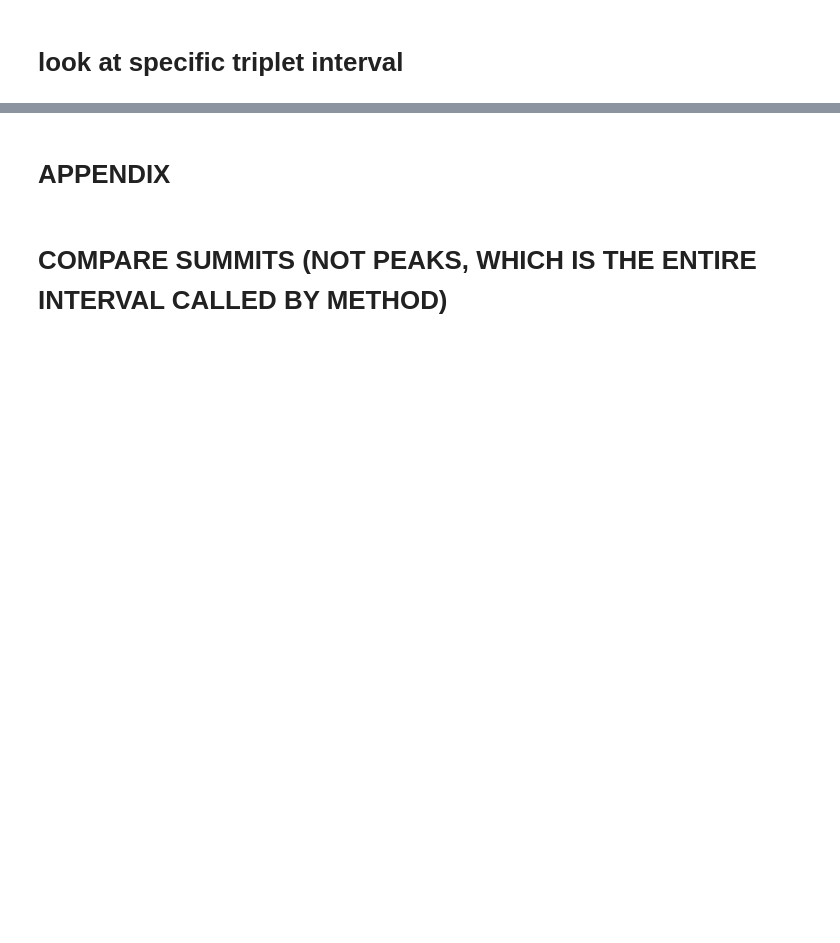
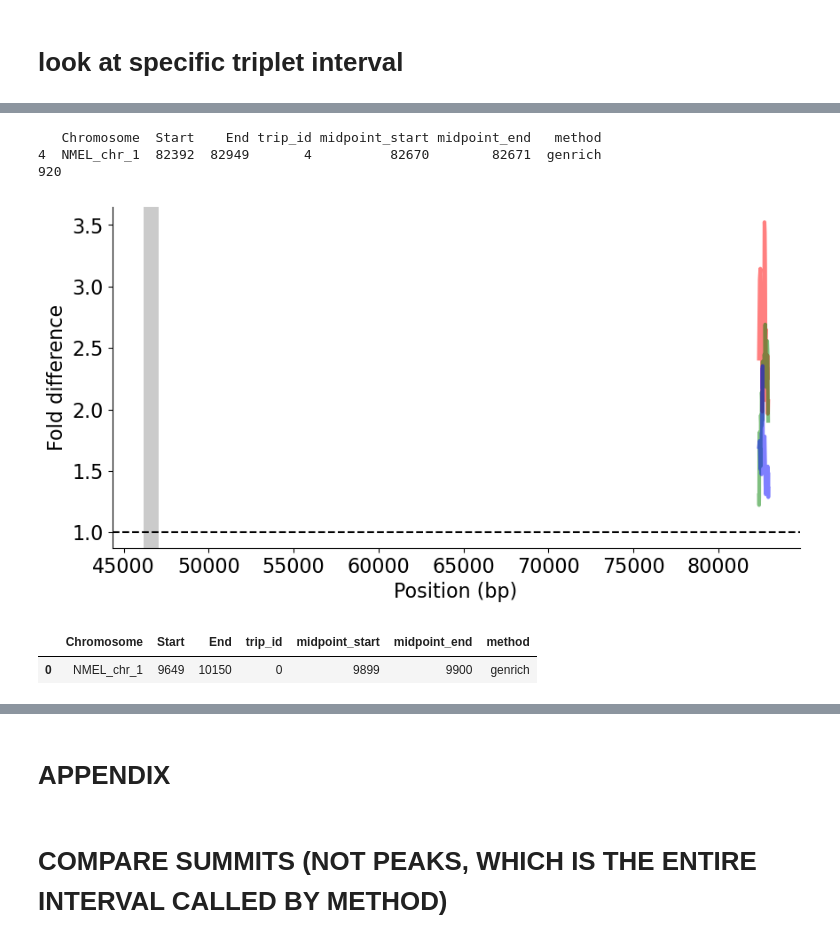
Before and after one commit to brian-arnold/STARRseq_code, a Jupyter notebook: notebooks/02_compare_peak_callers_across_bioreps.ipynb, the cells around one changed output, grey strips where cells are left out. Drawn from its saved outputs; the diff is of its cells as text; code cells hidden in the pictures; blank space fills up the shorter version.

```diff
--- a/notebooks/02_compare_peak_callers_across_bioreps.ipynb
+++ b/notebooks/02_compare_peak_callers_across_bioreps.ipynb
@@ -697,3 +807,45 @@ sns.despine()
+# %%
+# NOTE: USED MACS THRESHOLD OF FOLD DIFFERENCE, BUT REPORTED FOLD DIFFERENCE REPORTED HERE IS FROM GENRICH SO COULD BE DIFFERENT
+i = 4
+tmp = pd.DataFrame(trips_df.iloc[i]).T
+print(tmp)
+candidate_trip_pr = pr.PyRanges(chromosomes=tmp.Chromosome,
+                starts=tmp.Start,
+                ends=tmp.End)
+
+fig, axs = plt.subplots(1, 1, figsize=(10, 5), sharex=True)
+colors = ['red', 'green', 'blue']
+for i,p in enumerate([pile1, pile2, pile3]):
+    candidate_trip_pile = candidate_trip_pr.join(p, report_overlap=True, how='left')
+    sns.lineplot(x=candidate_trip_pile.midpoint, y=candidate_trip_pile.fold_diff, linewidth=3, alpha=0.5, color=colors[i])
+
+# add shaded background using start and stop coordinates where 'combined' pattern == 111
+tmp = candidate_trip_df[candidate_trip_df['combined'] == '111']
+for i,r in tmp.iterrows():
+    print((r['End'] - r['Start']))
+    if (r['End'] - r['Start']) > min_interval_size:
+        axs.axvspan(r['Start'], r['End'], facecolor='0.2', alpha=0.25)
+
+# increase font sizes
+axs.set_xlabel("Position (bp)", fontsize=16)
+axs.set_ylabel("Fold difference", fontsize=16)
+# increase x and y axes font size
+axs.tick_params(axis='both', which='major', labelsize=16)
+plt.axhline(y=1, color='black', linestyle='--')
+sns.despine()
+# %% [output]
+   Chromosome  Start    End trip_id midpoint_start midpoint_end   method
+4  NMEL_chr_1  82392  82949       4          82670        82671  genrich
+920
+[figure, added]
+# %%
+tmp = pd.DataFrame(trips_df.iloc[0])
+# transspose x so that row names are column names
+tmp = tmp.T
+tmp
+# %% [output]
+|  | Chromosome | Start | End | trip_id | midpoint_start | midpoint_end | method |
+| 0 | NMEL_chr_1 | 9649 | 10150 | 0 | 9899 | 9900 | genrich |
 # %%
 candidate_trip_df[candidate_trip_df['combined'] == '111']
 #  df = df[df['combined'].isin(support_patterns)]
```
Also changed, not shown: parts of 32 cells of this notebook, 34 other files.
